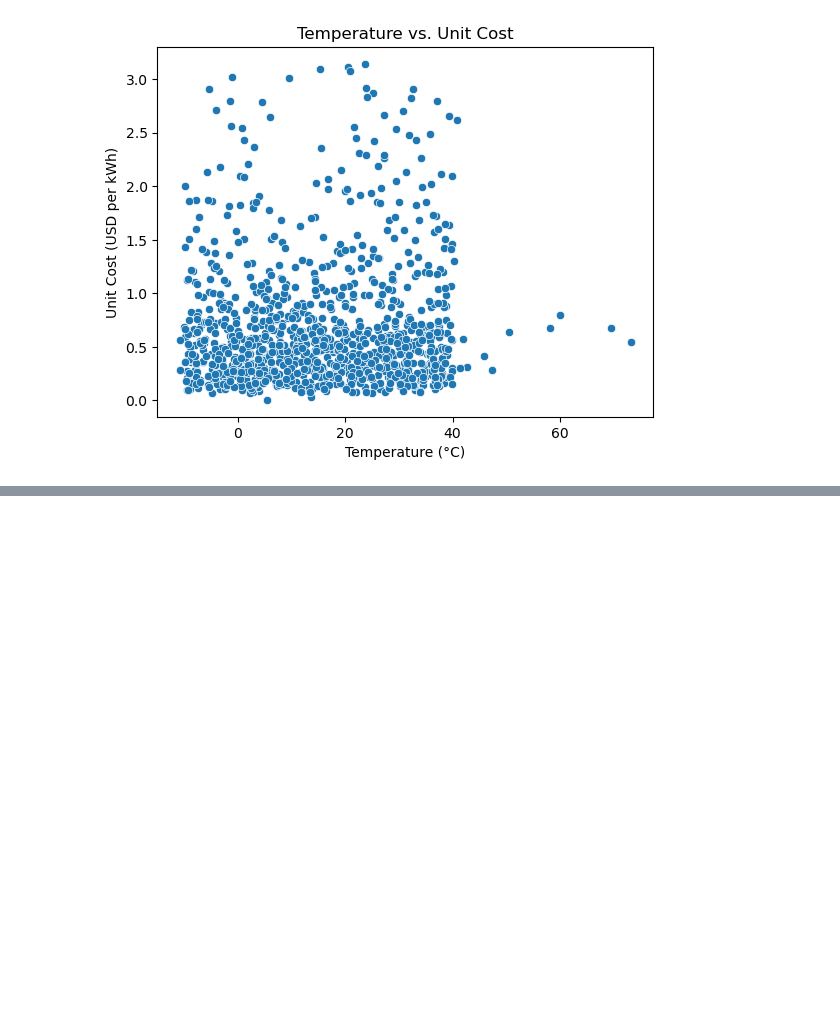
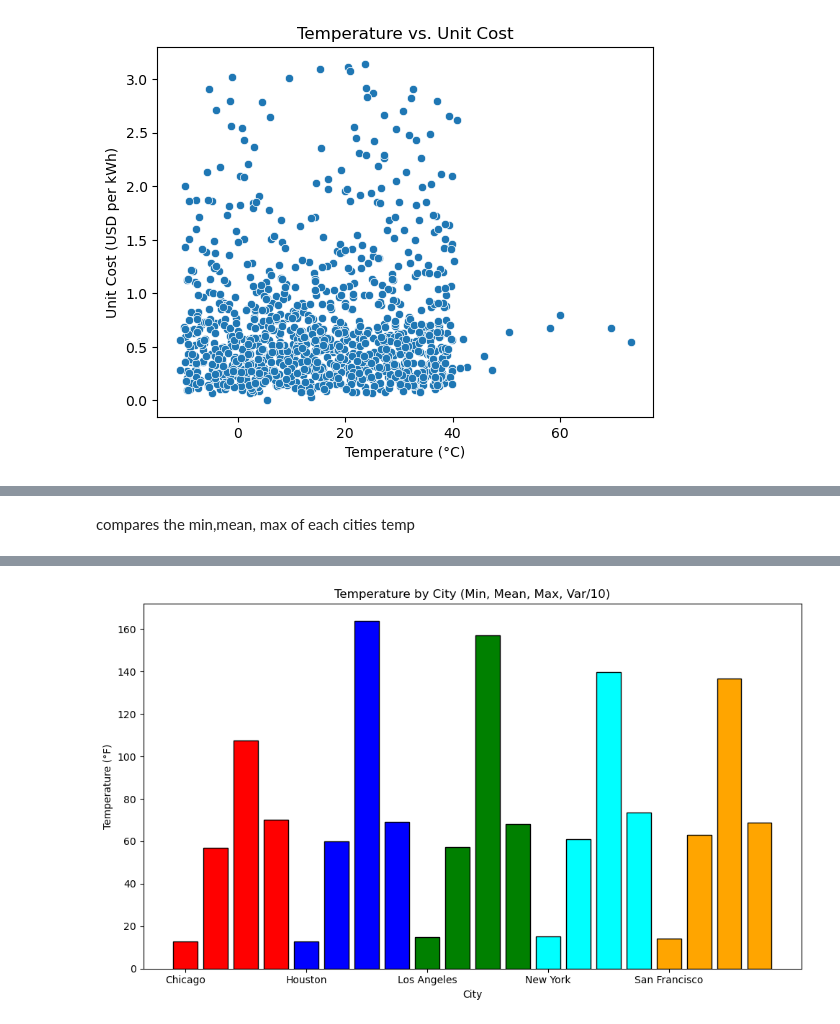
Before and after one commit to hansheng-zhang/EV-analysis, a Jupyter notebook: visualization.ipynb, the cells around one changed output, grey strips where cells are left out. Cells and saved outputs as stored; diff of their text form; code cells hidden in the pictures; blank space fills up the shorter version.

Commit message:
added location based visuals

```diff
--- a/visualization.ipynb
+++ b/visualization.ipynb
@@ -171,3 +174,8 @@ sns_scatterplot('Temperature (°C)', 'Unit Cost (USD per kWh)', data, 'Temperatu
 # %% [output]
 [figure]
 [figure]
+# %%
+data_name = 'ev_charging_patterns.csv'
+data = pd.read_csv(data_name)
+data = data.dropna()
+data
@@ -173,0 +222,3 @@ sns_scatterplot('Temperature (°C)', 'Unit Cost (USD per kWh)', data, 'Temperatu
+# %%
+locaiton_temperatures = data.groupby('Charging Station Location')['Temperature (°C)'].apply(lambda temps: [t* 9/5 + 32 for t in temps])
+locaiton_temperatures
@@ -173,0 +233,5 @@ sns_scatterplot('Temperature (°C)', 'Unit Cost (USD per kWh)', data, 'Temperatu
+# %% [markdown]
+compares the min,mean, max of each cities temp
+# %%
+Graphs.grouped_bar_graph_var(locaiton_temperatures, list(locaiton_temperatures.keys()), 'City', 'Temperature (°F)', 10, 'Temperature by City')
+# %% [output]
@@ -173,0 +239 @@ sns_scatterplot('Temperature (°C)', 'Unit Cost (USD per kWh)', data, 'Temperatu
+[figure, added]
```
Also changed, not shown: parts of 41 cells of this notebook.
